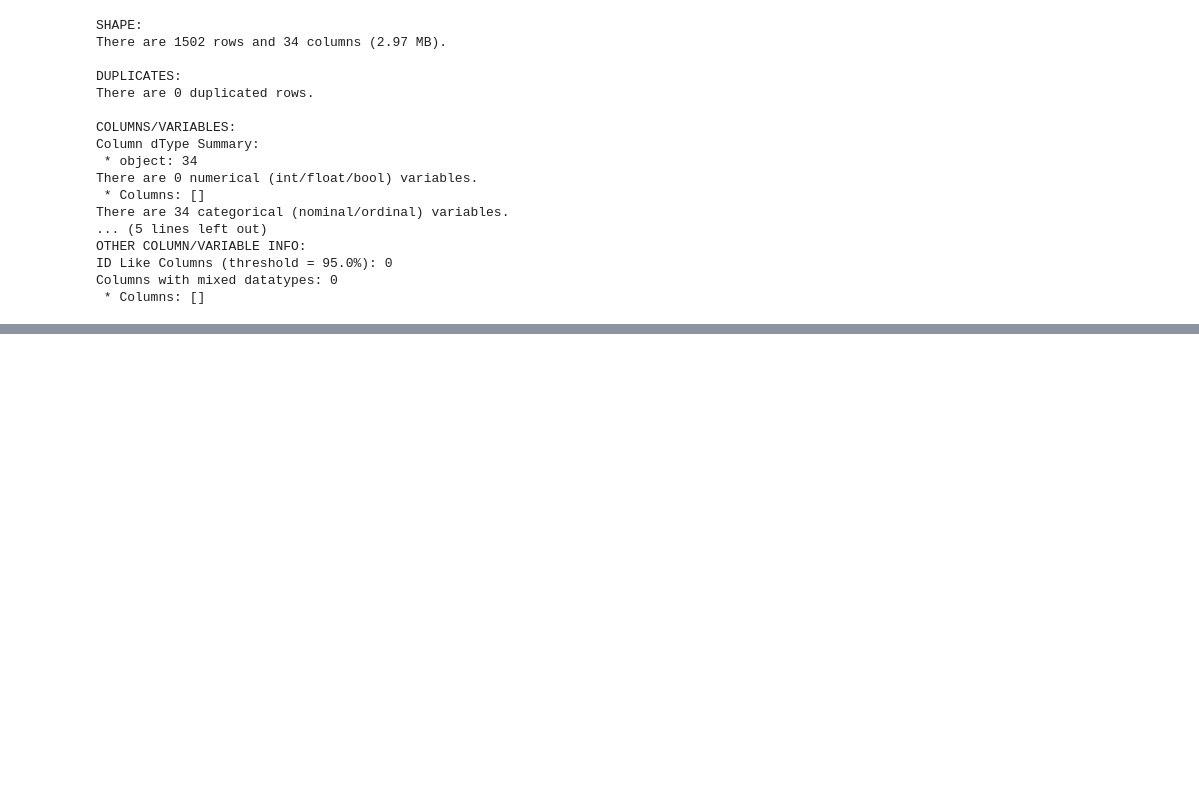
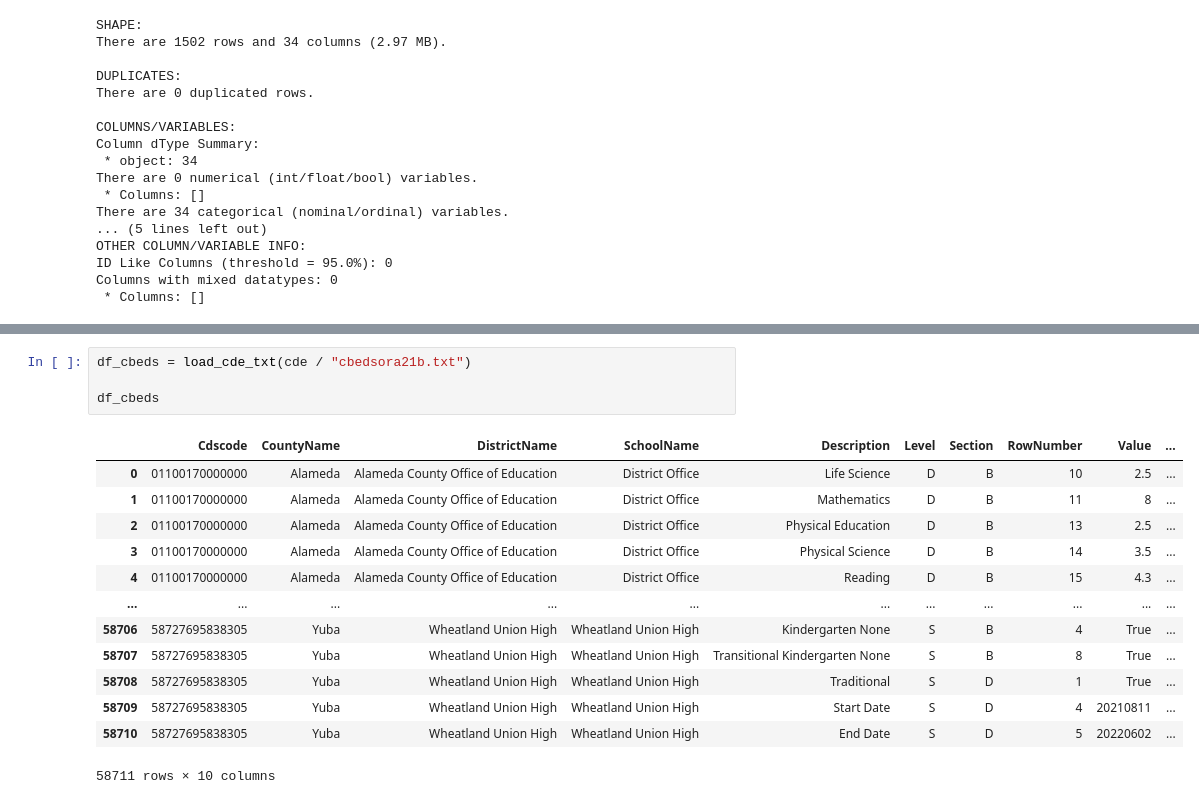
Before and after one commit to junclemente/ads599-capstone_project, a Jupyter notebook: library/01_data_preparation.ipynb, the cells around one changed output, grey strips where cells are left out. Drawn from its saved outputs; the diff is of its cells as text; blank space fills up the shorter version.

```diff
--- a/library/01_data_preparation.ipynb
+++ b/library/01_data_preparation.ipynb
@@ -170,0 +230,18 @@ cr_df = {}
+# %%
+df_cbeds = load_cde_txt(cde / "cbedsora21b.txt")
+
+df_cbeds
+# %% [output]
+|  | Cdscode | CountyName | DistrictName | SchoolName | Description | Level | Section | RowNumber | Value | ... |
+| 0 | 01100170000000 | Alameda | Alameda County Office of Education | District Office | Life Science | D | B | 10 | 2.5 | ... |
+| 1 | 01100170000000 | Alameda | Alameda County Office of Education | District Office | Mathematics | D | B | 11 | 8 | ... |
+| 2 | 01100170000000 | Alameda | Alameda County Office of Education | District Office | Physical Education | D | B | 13 | 2.5 | ... |
+| 3 | 01100170000000 | Alameda | Alameda County Office of Education | District Office | Physical Science | D | B | 14 | 3.5 | ... |
+| 4 | 01100170000000 | Alameda | Alameda County Office of Education | District Office | Reading | D | B | 15 | 4.3 | ... |
+| ... | ... | ... | ... | ... | ... | ... | ... | ... | ... | ... |
+| 58706 | 58727695838305 | Yuba | Wheatland Union High | Wheatland Union High | Kindergarten None | S | B | 4 | True | ... |
+| 58707 | 58727695838305 | Yuba | Wheatland Union High | Wheatland Union High | Transitional Kindergarten None | S | B | 8 | True | ... |
+| 58708 | 58727695838305 | Yuba | Wheatland Union High | Wheatland Union High | Traditional | S | D | 1 | True | ... |
+| 58709 | 58727695838305 | Yuba | Wheatland Union High | Wheatland Union High | Start Date | S | D | 4 | 20210811 | ... |
+| 58710 | 58727695838305 | Yuba | Wheatland Union High | Wheatland Union High | End Date | S | D | 5 | 20220602 | ... |
+58711 rows × 10 columns
```
Also changed, not shown: parts of 26 cells of this notebook.
